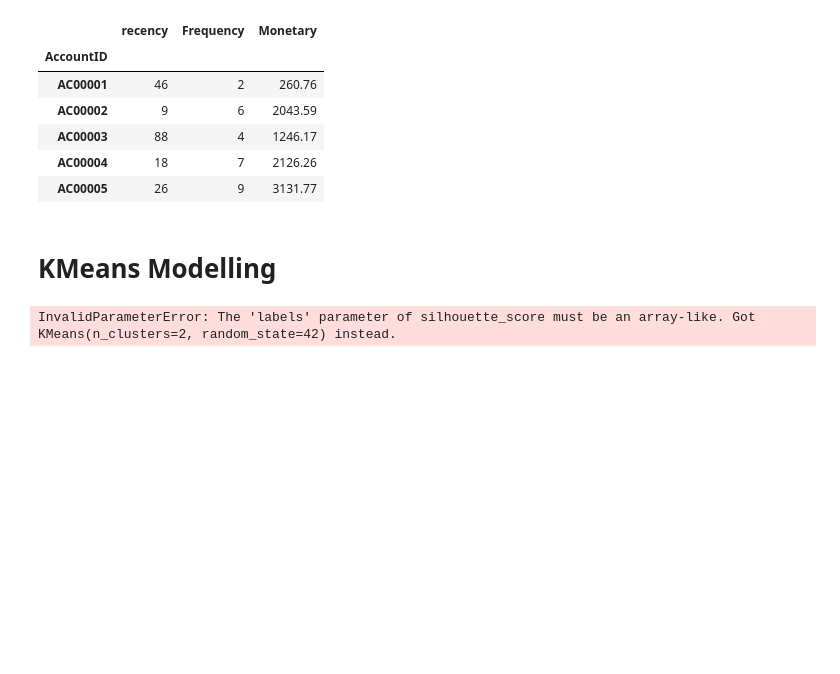
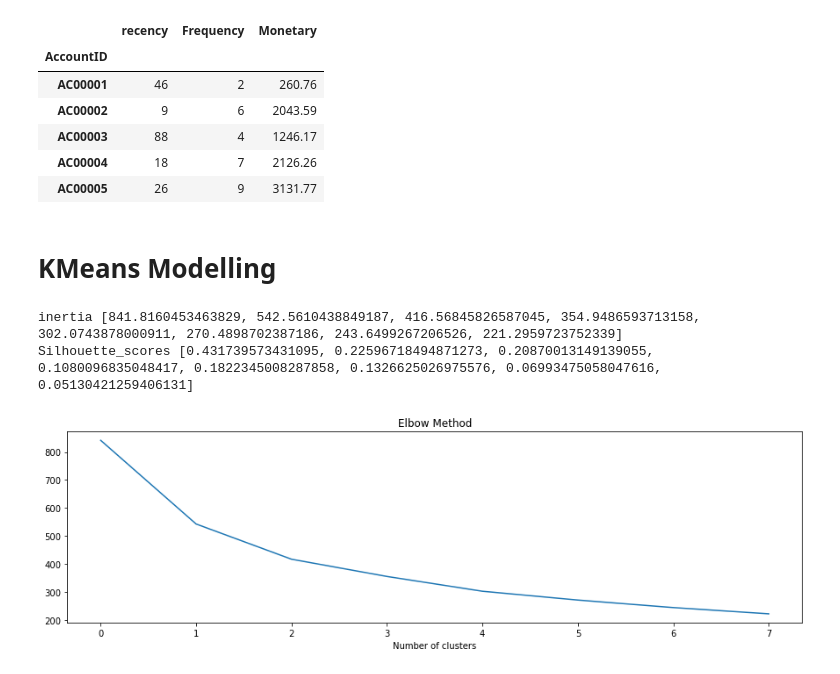
Before and after one commit to Sodiqlef/Customer-Transaction-Analysis, a Jupyter notebook: Kmeans-modeling.ipynb, the cells around one changed output. Saved outputs shown, nothing was run; the diff lists cells and outputs as text; code cells hidden in the pictures; blank space fills up the shorter version.

Commit message:
plot inertia score

```diff
--- a/Kmeans-modeling.ipynb
+++ b/Kmeans-modeling.ipynb
@@ -412,10 +412,11 @@ for k in n_clusters:
     model = make_pipeline(StandardScaler(), KMeans(n_clusters=k, random_state=42))
     model.fit(rfm)
 
-    silhouette_scores = silhouette_scores.append(silhouette_score(rfm, model["kmeans"]))
-    inertia_errors = inertia_errors.append(model["kmeans"].inertia_)
+    silhouette_scores.append(silhouette_score(rfm, model["kmeans"].labels_))
+    inertia_errors.append(model["kmeans"].inertia_)
 
 print("inertia", inertia_errors)
 print("Silhouette_scores", silhouette_scores)
 # %% [output]
-InvalidParameterError: The 'labels' parameter of silhouette_score must be an array-like. Got KMeans(n_clusters=2, random_state=42) instead.
+inertia [841.8160453463829, 542.5610438849187, 416.56845826587045, 354.9486593713158, 302.0743878000911, 270.4898702387186, 243.6499267206526, 221.2959723752339]
+Silhouette_scores [0.431739573431095, 0.22596718494871273, 0.20870013149139055, 0.1080096835048417, 0.1822345008287858, 0.1326625026975576, 0.06993475058047616, 0.05130421259406131]
@@ -423,0 +423,8 @@ silhouette_score?
+# %%
+plt.subplots(figsize=(15, 4))
+plt.plot(inertia_errors)
+plt.title("Elbow Method")
+plt.xlabel("Number of clusters")
+plt.show()
+# %% [output]
+[figure, added]
```
Also changed, not shown: parts of 1 cell of this notebook.
